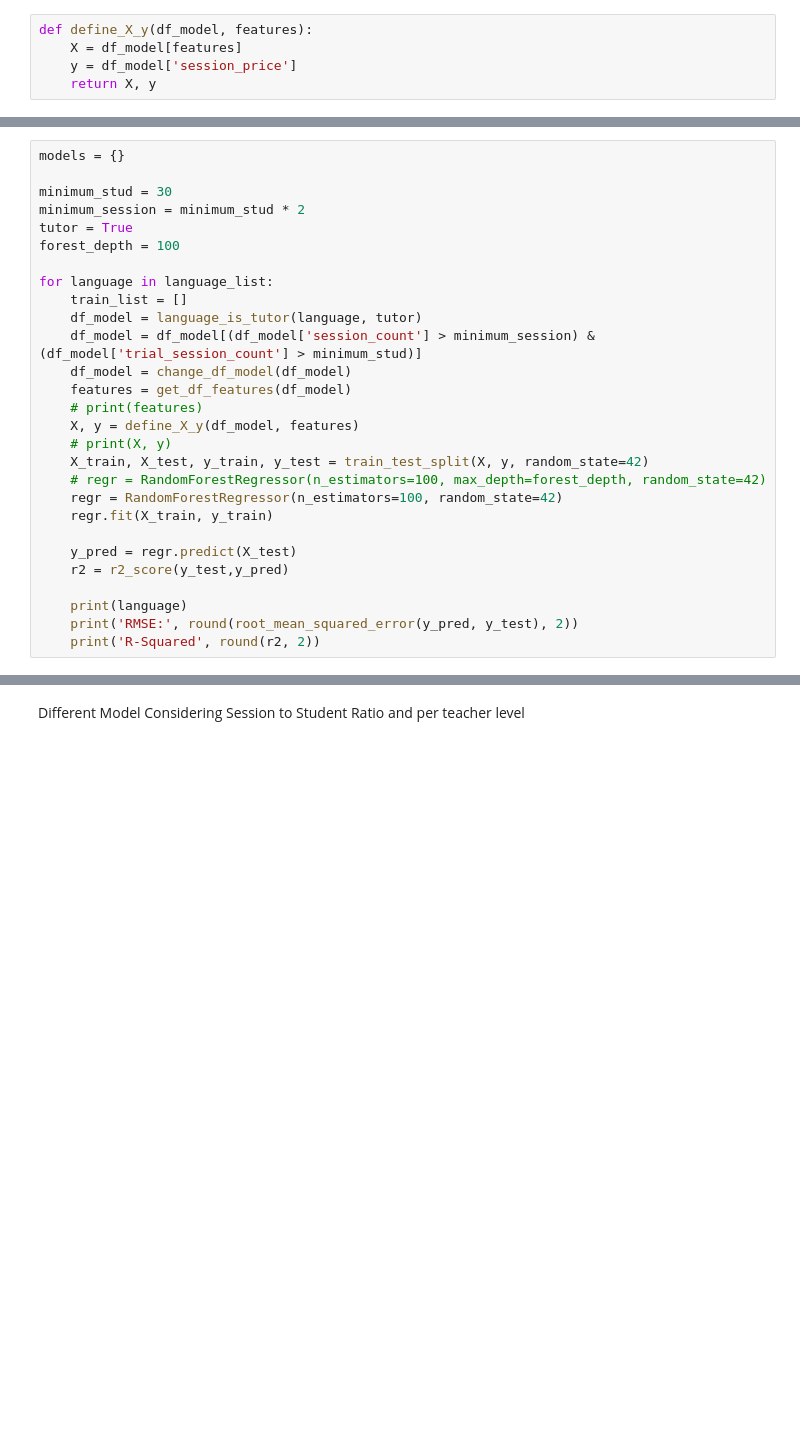
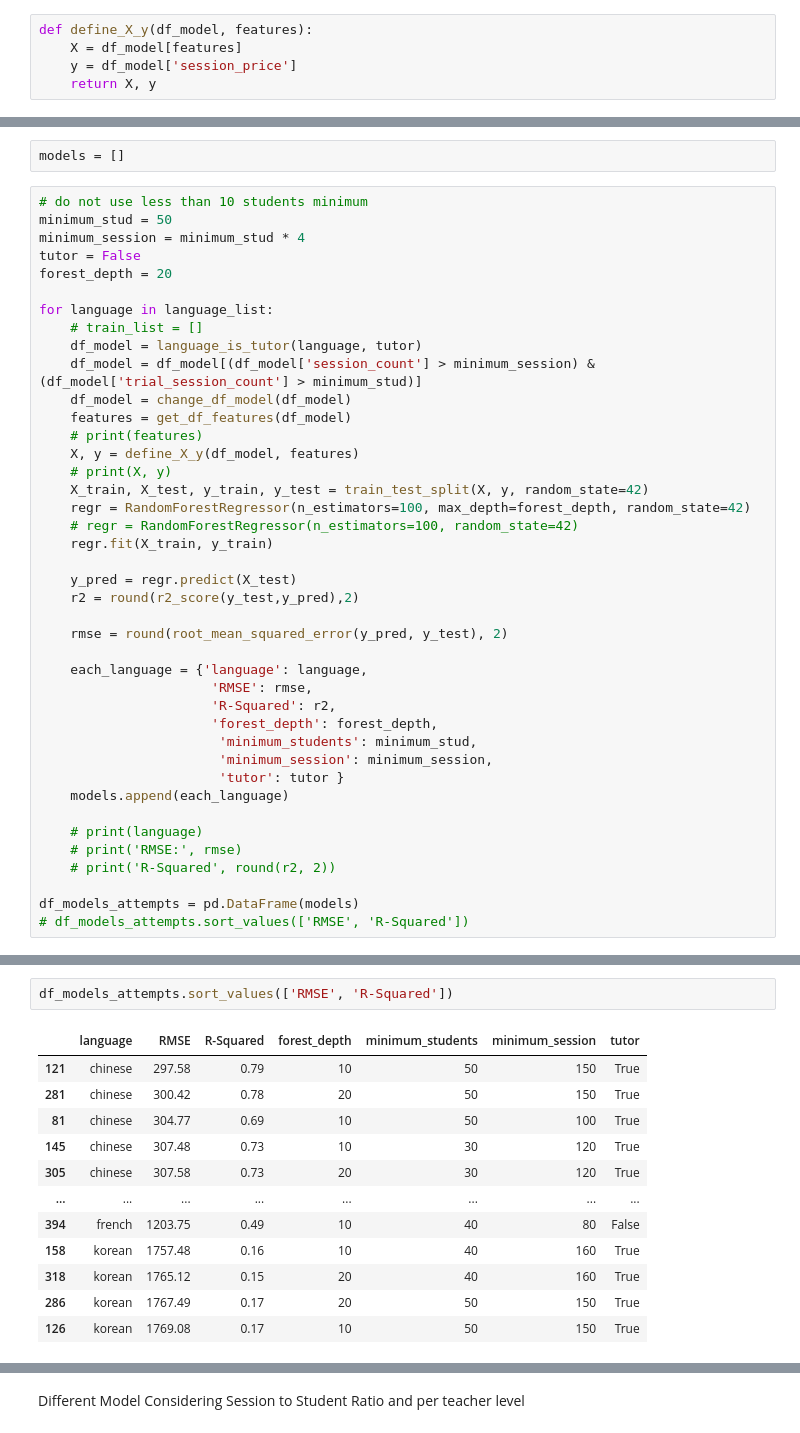
Before and after one commit to ernmin/Project4GA, a Jupyter notebook: prediction_model/prediction_model.ipynb, the cells around one changed output, grey strips where cells are left out. Drawn from its saved outputs; the diff is of its cells as text; blank space fills up the shorter version.

Commit message:
Train all models by language and tutor/pro

```diff
--- a/prediction_model/prediction_model.ipynb
+++ b/prediction_model/prediction_model.ipynb
@@ -394,13 +363,14 @@ def train_model(X, y):
+# %%
+models = []
 # %%
-models = {}
-
-minimum_stud = 30
-minimum_session = minimum_stud * 2
-tutor = True
-forest_depth = 100
+# do not use less than 10 students minimum
+minimum_stud = 50
+minimum_session = minimum_stud * 4
+tutor = False
+forest_depth = 20
 
 for language in language_list:
-    train_list = []
+    # train_list = []
     df_model = language_is_tutor(language, tutor)
     df_model = df_model[(df_model['session_count'] > minimum_session) & (df_model['trial_session_count'] > minimum_stud)]
     df_model = change_df_model(df_model)
@@ -409,13 +379,27 @@ for language in language_list:
     X, y = define_X_y(df_model, features)
     # print(X, y)
     X_train, X_test, y_train, y_test = train_test_split(X, y, random_state=42)
-    # regr = RandomForestRegressor(n_estimators=100, max_depth=forest_depth, random_state=42)
-    regr = RandomForestRegressor(n_estimators=100, random_state=42)
+    regr = RandomForestRegressor(n_estimators=100, max_depth=forest_depth, random_state=42)
+    # regr = RandomForestRegressor(n_estimators=100, random_state=42)
     regr.fit(X_train, y_train)
 
     y_pred = regr.predict(X_test)
-    r2 = r2_score(y_test,y_pred)
+    r2 = round(r2_score(y_test,y_pred),2)
 
-    print(language)
-    print('RMSE:', round(root_mean_squared_error(y_pred, y_test), 2))
-    print('R-Squared', round(r2, 2))
+    rmse = round(root_mean_squared_error(y_pred, y_test), 2)
+
+    each_language = {'language': language,
+                      'RMSE': rmse,
+                      'R-Squared': r2,
+                      'forest_depth': forest_depth,
+                       'minimum_students': minimum_stud,
+                       'minimum_session': minimum_session,
+                       'tutor': tutor }
+    models.append(each_language)
+
+    # print(language)
+    # print('RMSE:', rmse)
+    # print('R-Squared', round(r2, 2))
+
+df_models_attempts = pd.DataFrame(models)
+# df_models_attempts.sort_values(['RMSE', 'R-Squared'])
@@ -439,0 +411,15 @@ R-Squared 0.6
+# %%
+df_models_attempts.sort_values(['RMSE', 'R-Squared'])
+# %% [output]
+|  | language | RMSE | R-Squared | forest_depth | minimum_students | minimum_session | tutor |
+| 121 | chinese | 297.58 | 0.79 | 10 | 50 | 150 | True |
+| 281 | chinese | 300.42 | 0.78 | 20 | 50 | 150 | True |
+| 81 | chinese | 304.77 | 0.69 | 10 | 50 | 100 | True |
+| 145 | chinese | 307.48 | 0.73 | 10 | 30 | 120 | True |
+| 305 | chinese | 307.58 | 0.73 | 20 | 30 | 120 | True |
+| ... | ... | ... | ... | ... | ... | ... | ... |
+| 394 | french | 1203.75 | 0.49 | 10 | 40 | 80 | False |
+| 158 | korean | 1757.48 | 0.16 | 10 | 40 | 160 | True |
+| 318 | korean | 1765.12 | 0.15 | 20 | 40 | 160 | True |
+| 286 | korean | 1767.49 | 0.17 | 20 | 50 | 150 | True |
+| 126 | korean | 1769.08 | 0.17 | 10 | 50 | 150 | True |
```
Also changed, not shown: parts of 16 cells of this notebook, 17 other files.
